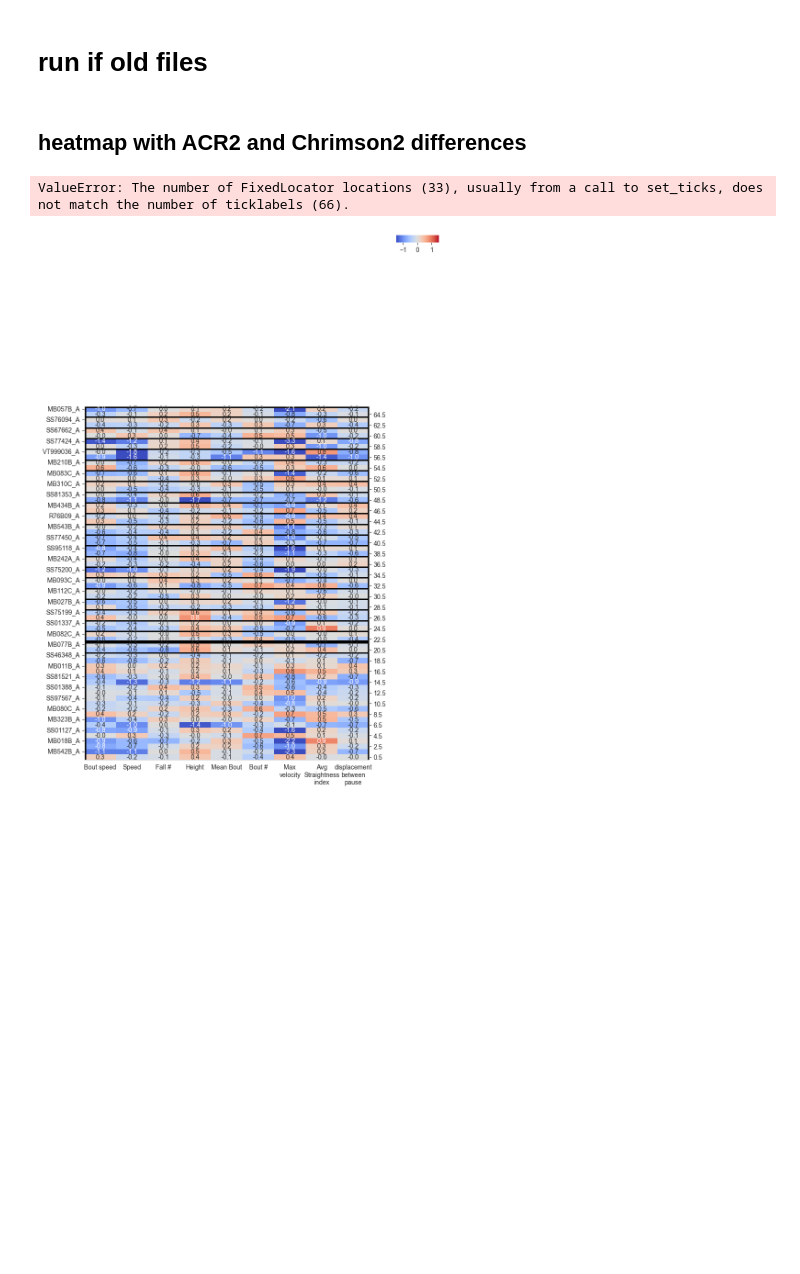
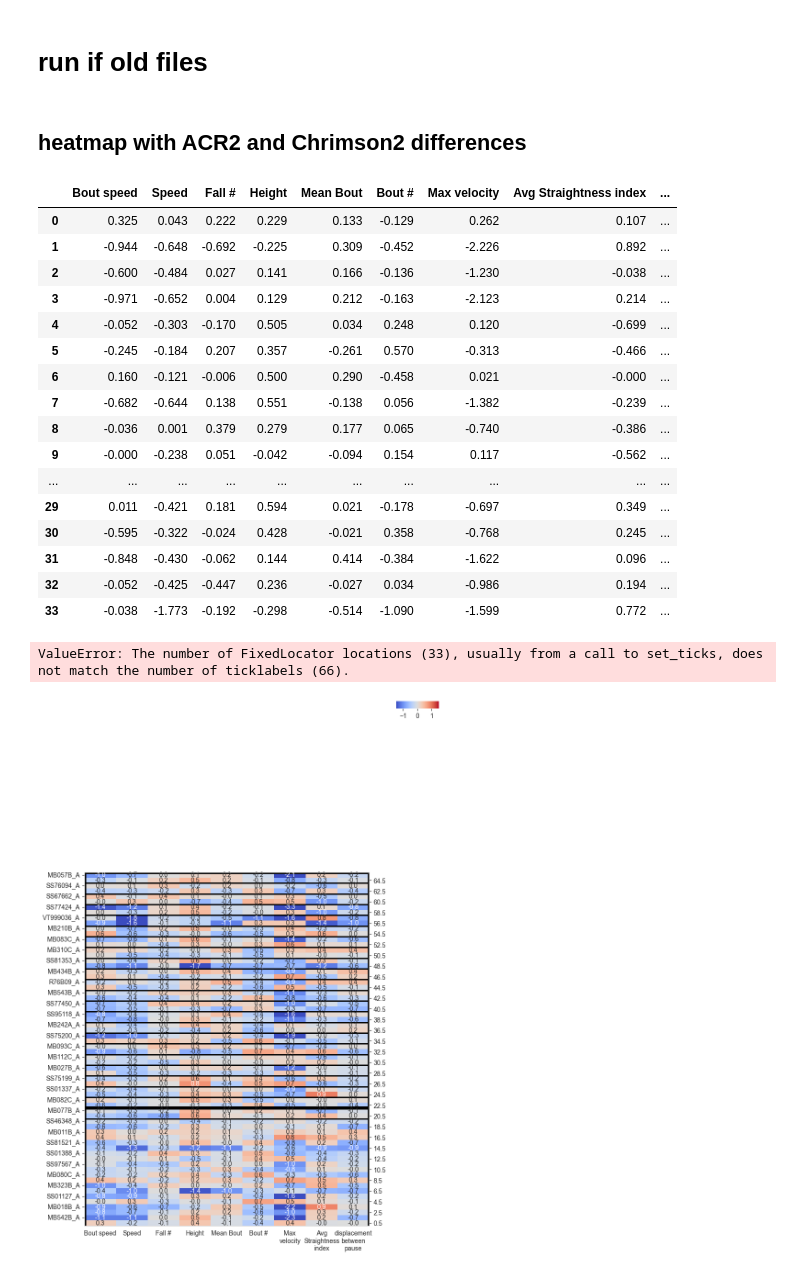
Before and after one commit to lnicole08/deltaG_screen, a Jupyter notebook: Heatmappotofu_1.ipynb, the cells around one changed output. Drawn from its saved outputs; the diff is of its cells as text; code cells hidden in the pictures; blank space fills up the shorter version.

```diff
--- a/Heatmappotofu_1.ipynb
+++ b/Heatmappotofu_1.ipynb
@@ -36,11 +36,11 @@ warnings.simplefilter(action='ignore', category=pd.errors.PerformanceWarning)
 warnings.simplefilter(action='ignore', category=FutureWarning)
 # %%
 #initial file processing
-computer1 = "C:\\Users\\User"
+workcomp = "C:\\Users\\User"
 computer2 = "C:\\Users\\lnico"
 homecomp = "D:"
 filedir = "\\ACC Lab Dropbox\\ACC Lab\\Nicole Lee\\Data Compilation\\Falling_New\\"
-openPath = homecomp + filedir
+openPath = workcomp + filedir
 files = os.listdir(openPath)
 
 #identifying genotypes
@@ -48,9 +48,30 @@ responder = "ACR"
 #driver = "SS81353"
 respondercsv = responder + ".csv"
 wt = "w1118"
-lst = ["MB011B", "MB018B", "MB027B", "MB057B", "MB077B", "MB080C", "MB082C", "MB083C", "MB093C","MB112C", "MB242A", "MB210B", "MB310C", "MB323B", "MB399B",
-       "MB434B", "MB542B", "MB543B", "R76B09", "SS01127", "SS01337", "SS01388", "SS75199", "SS76094", "SS77424","SS97567"]
+# lst = ["MB011B", "MB018B", "MB027B", "MB057B", "MB077B", "MB080C", "MB082C", "MB083C", "MB093C","MB112C", "MB242A", "MB210B", "MB310C", "MB323B", "MB399B",
+#        "MB434B", "MB542B", "MB543B", "R76B09", "SS01127", "SS01337", "SS01388", "SS75199", "SS76094", "SS77424","SS97567"]
 # %%
 dflists = ['df_bspeed', 'df_speed', 'df_time', 'df_fall','df_height', 'df_displacement', 'df_meanpause', 'df_pause','df_meanbout', 'df_bout','df_boutpos', 'df_pausepos','df_maxvelocity','df_straightindex', 'df_displacementbetweenpause']
 
 dflists2 = [s.replace('df_', 'dfreg_') for s in dflists]
+# %%
+driver = "VT999036"
+transgenic = driver + " x " + responder
+filename = openPath + transgenic + ".csv"
+filenamewt = openPath + wt+"_"+ transgenic + ".csv"
+
+dfe=pd.read_csv(filename)
+dfw= pd.read_csv(filenamewt)
+
+exptdf = dfe.drop(dfe.columns[[0]],axis = 1)
+wtdf = dfw.drop(dfw.columns[[0]],axis = 1)
+
+#adjust this depending on timeframe
+dfexpt = NLCLIMB.fivesecondrule(NLCLIMB.generation(exptdf, driver))
+dfwt = NLCLIMB.fivesecondrule(NLCLIMB.generation(wtdf, wt))
+# %%
+df_sp = NLMATH.ospeed(dfwt, dfexpt).reset_index(drop=True)
+df_bsp = NLMATH.bspeed(NLMATH.boutspeed(dfexpt), NLMATH.boutspeed(dfwt)).reset_index(drop=True)
+
+
+df_sp
@@ -316,5 +352,25 @@ for m in MBONList:
 lobelocation = lobelocation.reset_index(drop=True)
 # %% [markdown]
 ## heatmap with ACR2 and Chrimson2 differences
+# %%
+dfreg_ACR
+# %% [output]
+|  | Bout speed | Speed | Fall # | Height | Mean Bout | Bout # | Max velocity | Avg Straightness index | ... |
+| 0 | 0.325 | 0.043 | 0.222 | 0.229 | 0.133 | -0.129 | 0.262 | 0.107 | ... |
+| 1 | -0.944 | -0.648 | -0.692 | -0.225 | 0.309 | -0.452 | -2.226 | 0.892 | ... |
+| 2 | -0.600 | -0.484 | 0.027 | 0.141 | 0.166 | -0.136 | -1.230 | -0.038 | ... |
+| 3 | -0.971 | -0.652 | 0.004 | 0.129 | 0.212 | -0.163 | -2.123 | 0.214 | ... |
+| 4 | -0.052 | -0.303 | -0.170 | 0.505 | 0.034 | 0.248 | 0.120 | -0.699 | ... |
+| 5 | -0.245 | -0.184 | 0.207 | 0.357 | -0.261 | 0.570 | -0.313 | -0.466 | ... |
+| 6 | 0.160 | -0.121 | -0.006 | 0.500 | 0.290 | -0.458 | 0.021 | -0.000 | ... |
+| 7 | -0.682 | -0.644 | 0.138 | 0.551 | -0.138 | 0.056 | -1.382 | -0.239 | ... |
+| 8 | -0.036 | 0.001 | 0.379 | 0.279 | 0.177 | 0.065 | -0.740 | -0.386 | ... |
+| 9 | -0.000 | -0.238 | 0.051 | -0.042 | -0.094 | 0.154 | 0.117 | -0.562 | ... |
+| ... | ... | ... | ... | ... | ... | ... | ... | ... | ... |
+| 29 | 0.011 | -0.421 | 0.181 | 0.594 | 0.021 | -0.178 | -0.697 | 0.349 | ... |
+| 30 | -0.595 | -0.322 | -0.024 | 0.428 | -0.021 | 0.358 | -0.768 | 0.245 | ... |
+| 31 | -0.848 | -0.430 | -0.062 | 0.144 | 0.414 | -0.384 | -1.622 | 0.096 | ... |
+| 32 | -0.052 | -0.425 | -0.447 | 0.236 | -0.027 | 0.034 | -0.986 | 0.194 | ... |
+| 33 | -0.038 | -1.773 | -0.192 | -0.298 | -0.514 | -1.090 | -1.599 | 0.772 | ... |
 # %%
 matchingset = list(set(dfreg_ACR['MBON']) & set(dfreg_Cr2['MBON']))
```
Also changed, not shown: parts of 3 cells of this notebook.
